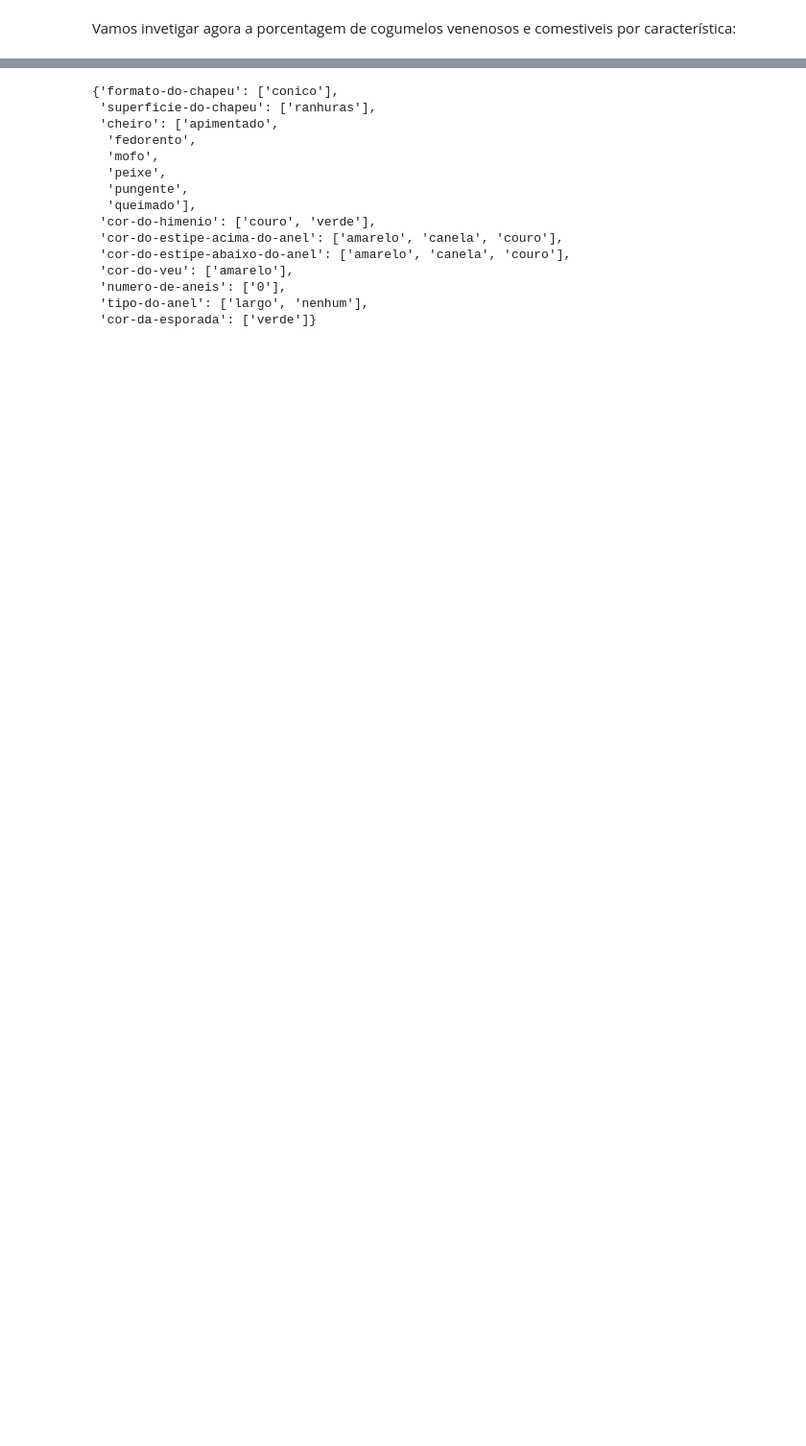
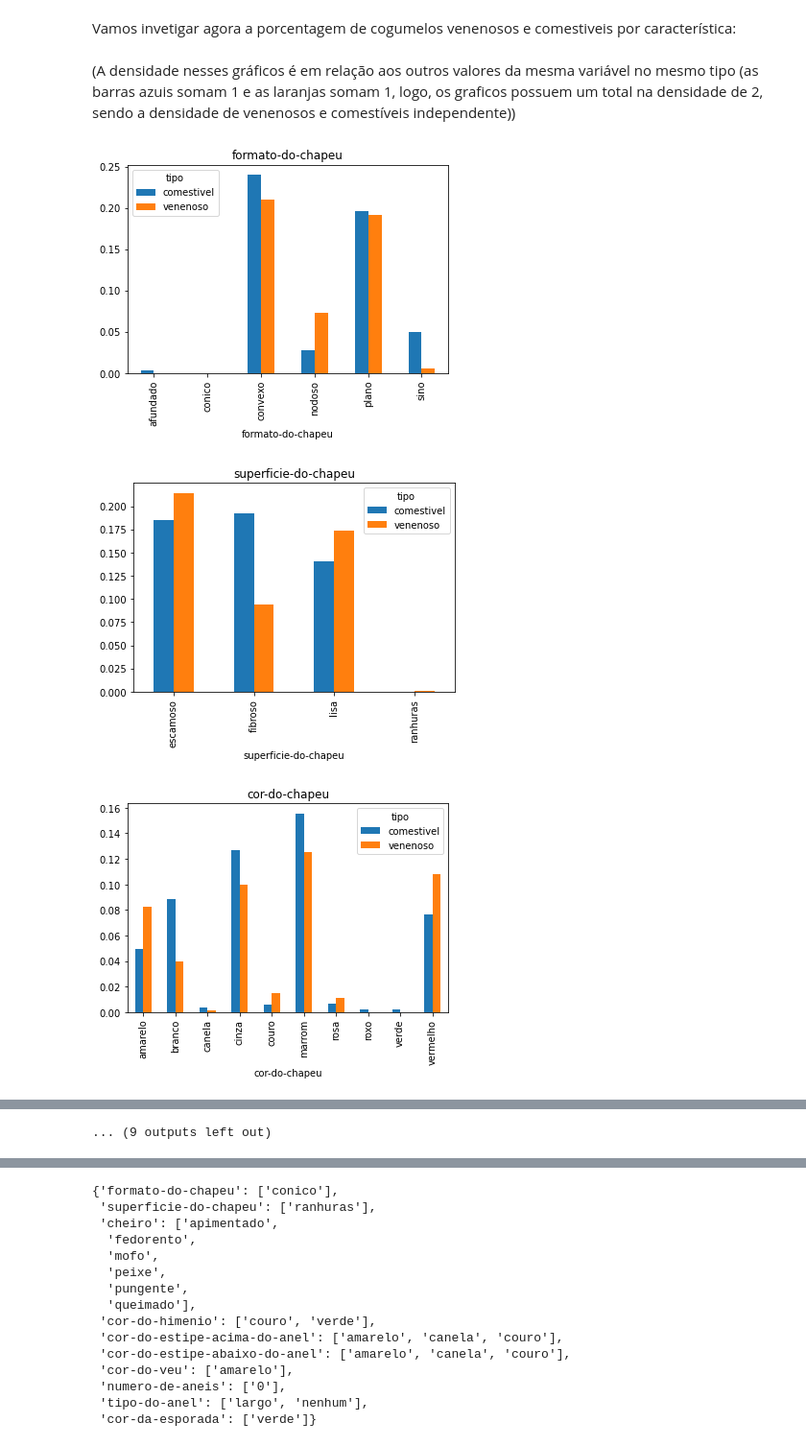
Before and after one commit to andscost/Probabilidade-de-um-cogumelo-ser-comestivel, a Jupyter notebook: Notebook.ipynb, the cells around one changed output, grey strips where cells are left out. Shown at 96% size. Saved outputs shown, nothing was run; the diff lists cells and outputs as text; code cells hidden in the pictures; blank space fills up the shorter version.

```diff
--- a/Notebook.ipynb
+++ b/Notebook.ipynb
@@ -111,7 +144,14 @@ Assim, sabemos que nosso modelo previsivel deve ter uma taxa de acerto maior que
 # %% [markdown]
 Vamos invetigar agora a porcentagem de cogumelos venenosos e comestiveis por característica:
+# %% [markdown]
+(A densidade nesses gráficos é em relação aos outros valores da mesma variável no mesmo tipo (as barras azuis somam 1 e as laranjas somam 1, logo, os graficos possuem um total na densidade de 2, sendo a densidade de venenosos e comestíveis independente))
 # %%
 for coluna in data_clean.drop(columns=['tipo']):
-    pd.crosstab(index=data_clean[coluna], columns=data_clean['tipo'], normalize='columns').plot.bar()
+    pd.crosstab(index=data_clean[coluna], columns=data_clean['tipo'], normalize='all').plot.bar()
+    #print(pd.crosstab(index=data_clean[coluna], columns=data_clean['tipo'], normalize='columns'))
     plt.title(coluna)
 plt.show()
+# %% [output]
+[figure, added]
+[figure, added]
+[figure, added]
@@ -118 +167,2 @@ plt.show()
+... (9 outputs left out)
 # %% [markdown]
```
Also changed, not shown: parts of 38 cells of this notebook.
